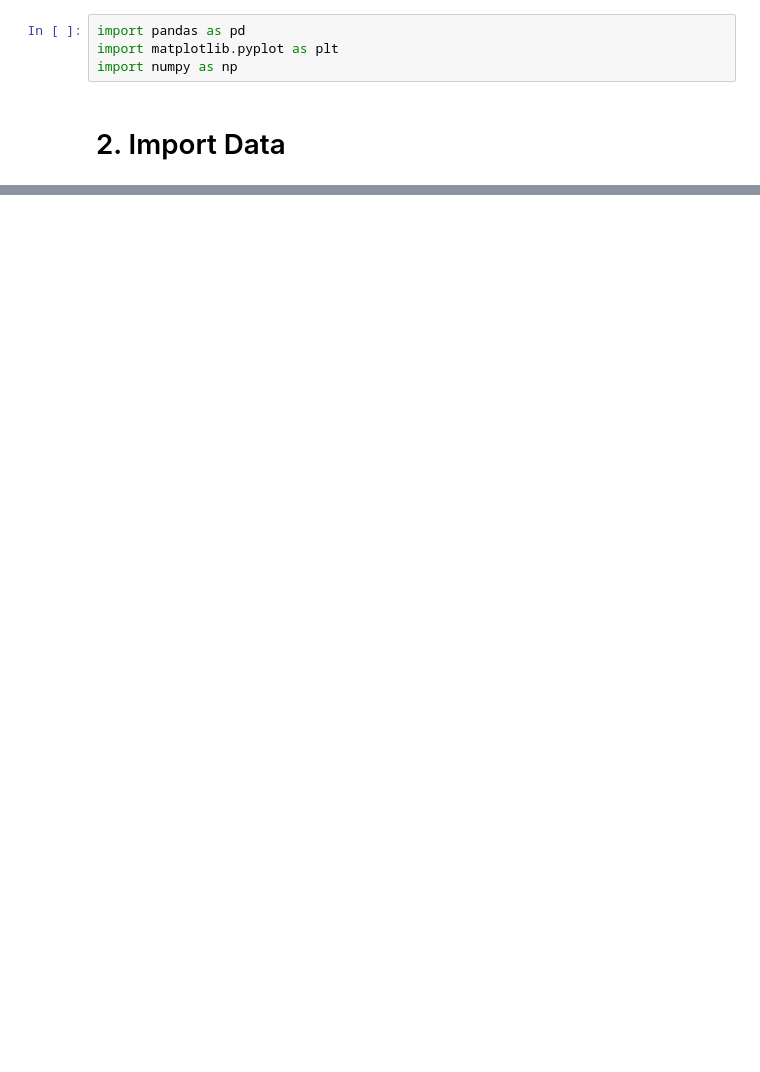
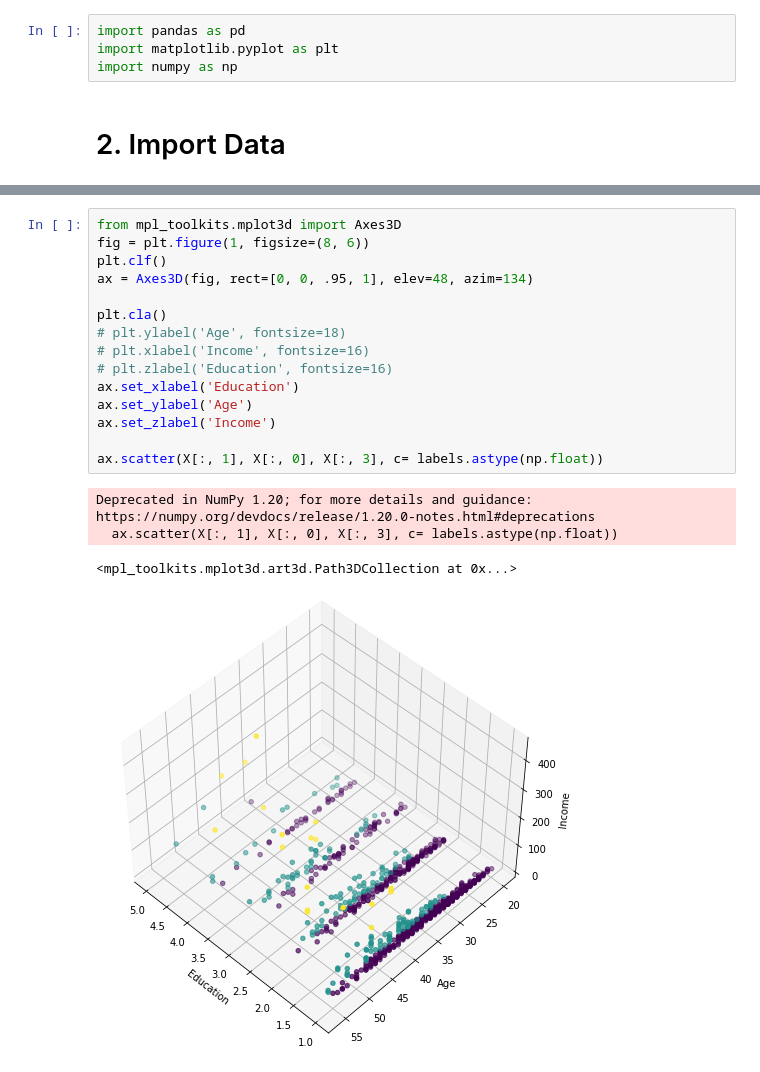
Before and after one commit to mbidu/IBM-Certificate, a Jupyter notebook: 1. Machine Learning with Python/Week 4 - Clustering/K-means.ipynb, the cells around one changed output, grey strips where cells are left out. Cells and saved outputs as stored; diff of their text form; blank space fills up the shorter version.

```diff
--- a/1. Machine Learning with Python/Week 4 - Clustering/K-means.ipynb
+++ b/1. Machine Learning with Python/Week 4 - Clustering/K-means.ipynb
@@ -139,0 +117,20 @@ Jaccard score: 0.9444
+# %%
+from mpl_toolkits.mplot3d import Axes3D
+fig = plt.figure(1, figsize=(8, 6))
+plt.clf()
+ax = Axes3D(fig, rect=[0, 0, .95, 1], elev=48, azim=134)
+
+plt.cla()
+# plt.ylabel('Age', fontsize=18)
+# plt.xlabel('Income', fontsize=16)
+# plt.zlabel('Education', fontsize=16)
+ax.set_xlabel('Education')
+ax.set_ylabel('Age')
+ax.set_zlabel('Income')
+
+ax.scatter(X[:, 1], X[:, 0], X[:, 3], c= labels.astype(np.float))
+# %% [output]
+Deprecated in NumPy 1.20; for more details and guidance: https://numpy.org/devdocs/release/1.20.0-notes.html#deprecations
+  ax.scatter(X[:, 1], X[:, 0], X[:, 3], c= labels.astype(np.float))
+<mpl_toolkits.mplot3d.art3d.Path3DCollection at 0x...>
+[figure, added]
```
Also changed, not shown: parts of 29 cells of this notebook, 12 other files.
